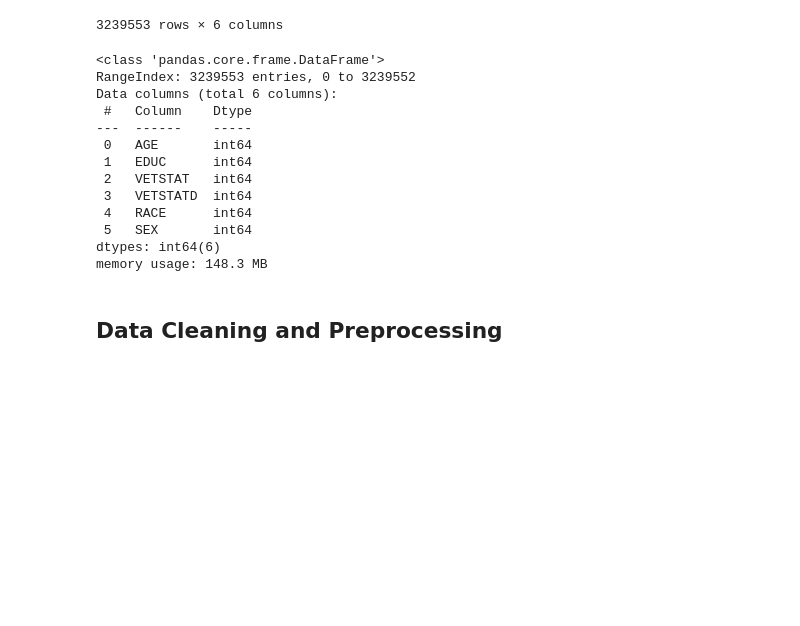
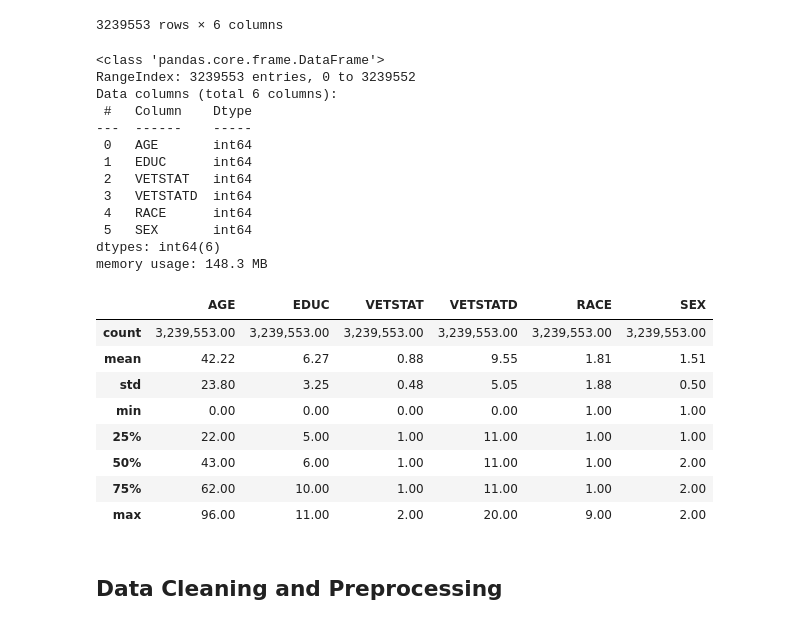
Before and after one commit to Fobertree/Econ220FinalProject, a Jupyter notebook: main.ipynb, the cells around one changed output. Drawn from its saved outputs; the diff is of its cells as text; code cells hidden in the pictures; blank space fills up the shorter version.

```diff
--- a/main.ipynb
+++ b/main.ipynb
@@ -146,6 +146,8 @@ import matplotlib.patches as mpatches
 import matplotlib.ticker as mtick
 import seaborn as sns
 import os
+# %%
+pd.options.display.float_format = '{:,.2f}'.format
 # %%
 data_path = "Data"
 
@@ -181,20 +183,30 @@ data
 3239553 rows × 6 columns
 # %%
 data.info()
+data.describe()
 # %% [output]
 <class 'pandas.core.frame.DataFrame'>
 RangeIndex: 3239553 entries, 0 to 3239552
 Data columns (total 6 columns):
  #   Column    Dtype
 ---  ------    -----
  0   AGE       int64
  1   EDUC      int64
  2   VETSTAT   int64
  3   VETSTATD  int64
  4   RACE      int64
  5   SEX       int64
 dtypes: int64(6)
 memory usage: 148.3 MB
+|  | AGE | EDUC | VETSTAT | VETSTATD | RACE | SEX |
+| count | 3,239,553.00 | 3,239,553.00 | 3,239,553.00 | 3,239,553.00 | 3,239,553.00 | 3,239,553.00 |
+| mean | 42.22 | 6.27 | 0.88 | 9.55 | 1.81 | 1.51 |
+| std | 23.80 | 3.25 | 0.48 | 5.05 | 1.88 | 0.50 |
+| min | 0.00 | 0.00 | 0.00 | 0.00 | 1.00 | 1.00 |
+| 25% | 22.00 | 5.00 | 1.00 | 11.00 | 1.00 | 1.00 |
+| 50% | 43.00 | 6.00 | 1.00 | 11.00 | 1.00 | 2.00 |
+| 75% | 62.00 | 10.00 | 1.00 | 11.00 | 1.00 | 2.00 |
+| max | 96.00 | 11.00 | 2.00 | 20.00 | 9.00 | 2.00 |
 # %% [markdown]
 ## Data Cleaning and Preprocessing
 # %%
```
Also changed, not shown: parts of 19 cells of this notebook.
